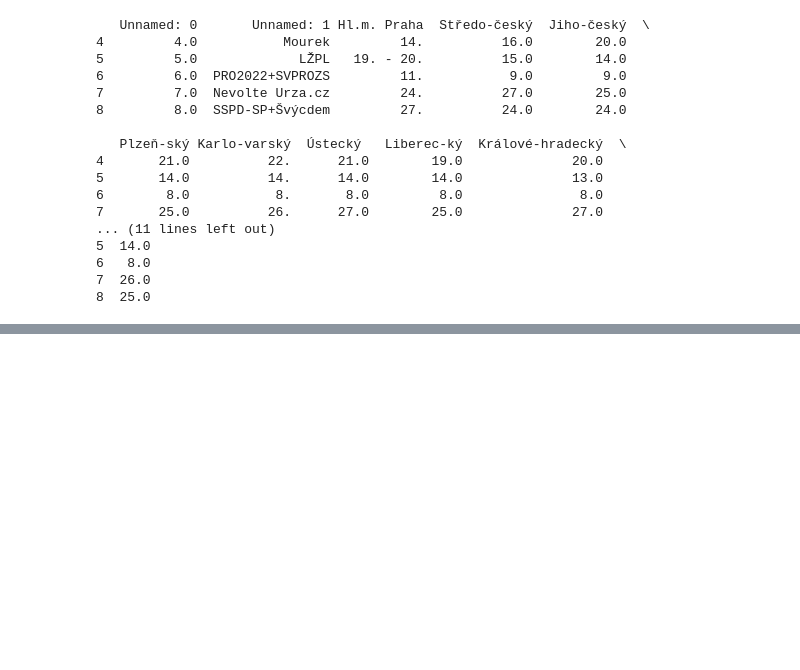
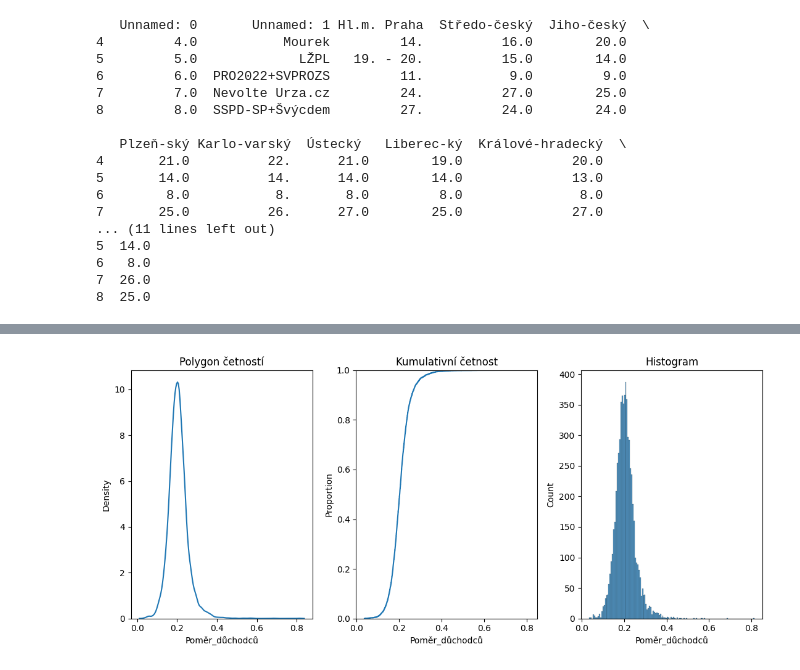
Before and after one commit to Merhern/Bakalarska_Prace, a Jupyter notebook: csu.ipynb, the cells around one changed output, grey strips where cells are left out. Saved outputs shown, nothing was run; the diff lists cells and outputs as text; code cells hidden in the pictures; blank space fills up the shorter version.

```diff
--- a/csu.ipynb
+++ b/csu.ipynb
@@ -28,0 +99,7 @@ print(data.head())
+# %%
+vek = pd.read_csv("sldb2021_vek.csv")
+
+vek = vek[ vek["uzemi_cis"] == 43 ]
+
+vek_sum = vek.groupby("vek_txt")["hodnota"].sum()
+print(vek_sum.head())
@@ -28,0 +228,16 @@ print(data.head())
+# %%
+fig, axes = plt.subplots(1, 3, figsize=(11, 5))
+
+sns.kdeplot(data=vira_vek, x="Poměr_důchodců", ax=axes[0])
+axes[0].set_title("Polygon četností")
+
+sns.ecdfplot(data=vira_vek, x="Poměr_důchodců", ax=axes[1])
+axes[1].set_title("Kumulativní četnost")
+
+sns.histplot(data=vira_vek, x="Poměr_důchodců", ax=axes[2])
+axes[2].set_title("Histogram")
+
+plt.tight_layout()
+plt.show()
+# %% [output]
+[figure, added]
```
Also changed, not shown: parts of 28 cells of this notebook, 12 other files.
